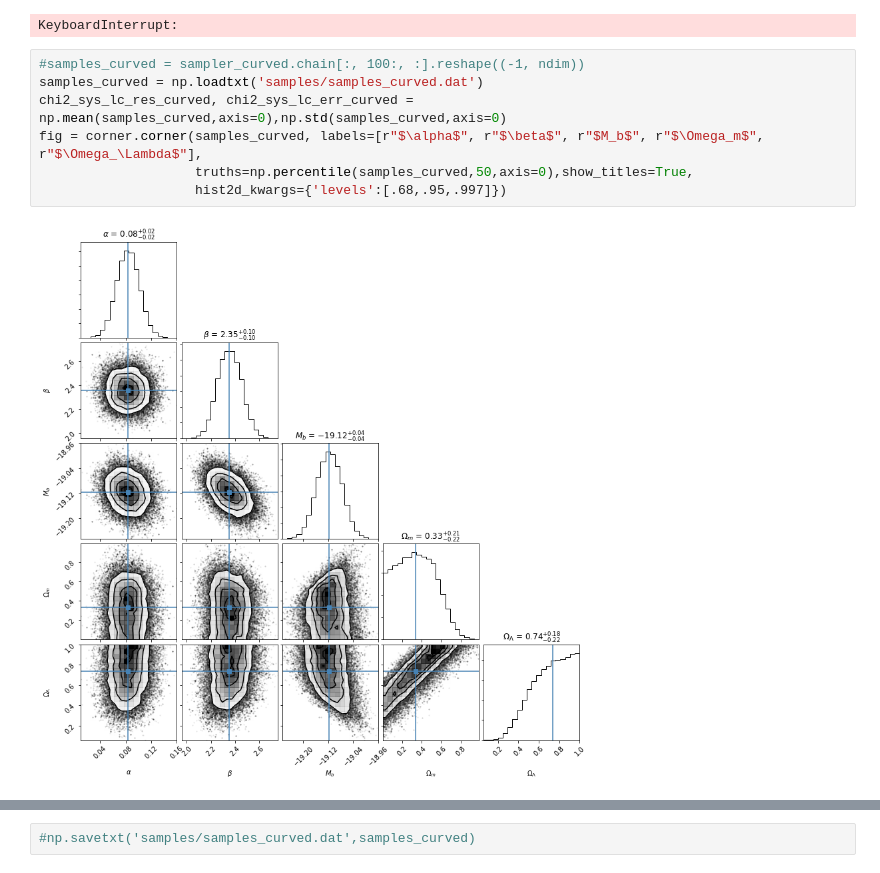
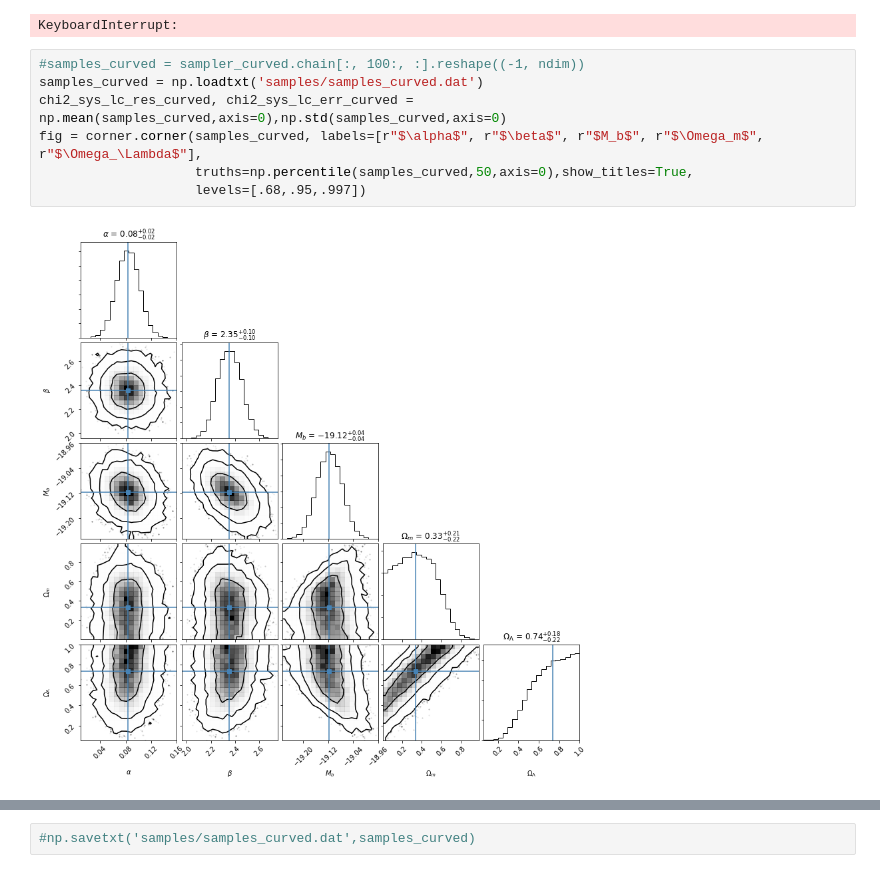
Before and after one commit to OriolAbril/cosmology, a Jupyter notebook: project.ipynb, the cells around one changed output, grey strips where cells are left out. Saved outputs shown, nothing was run; the diff lists cells and outputs as text.

```diff
--- a/project.ipynb
+++ b/project.ipynb
@@ -453,9 +453,9 @@ KeyboardInterrupt:
 # %%
 #samples_curved = sampler_curved.chain[:, 100:, :].reshape((-1, ndim))
 samples_curved = np.loadtxt('samples/samples_curved.dat')
 chi2_sys_lc_res_curved, chi2_sys_lc_err_curved = np.mean(samples_curved,axis=0),np.std(samples_curved,axis=0)
 fig = corner.corner(samples_curved, labels=[r"$\alpha$", r"$\beta$", r"$M_b$", r"$\Omega_m$", r"$\Omega_\Lambda$"],
                     truths=np.percentile(samples_curved,50,axis=0),show_titles=True,
-                    hist2d_kwargs={'levels':[.68,.95,.997]})
+                    levels=[.68,.95,.997])
 # %% [output]
-[figure, old version]
+[figure, new version]
```
Also changed, not shown: parts of 2 cells of this notebook.
